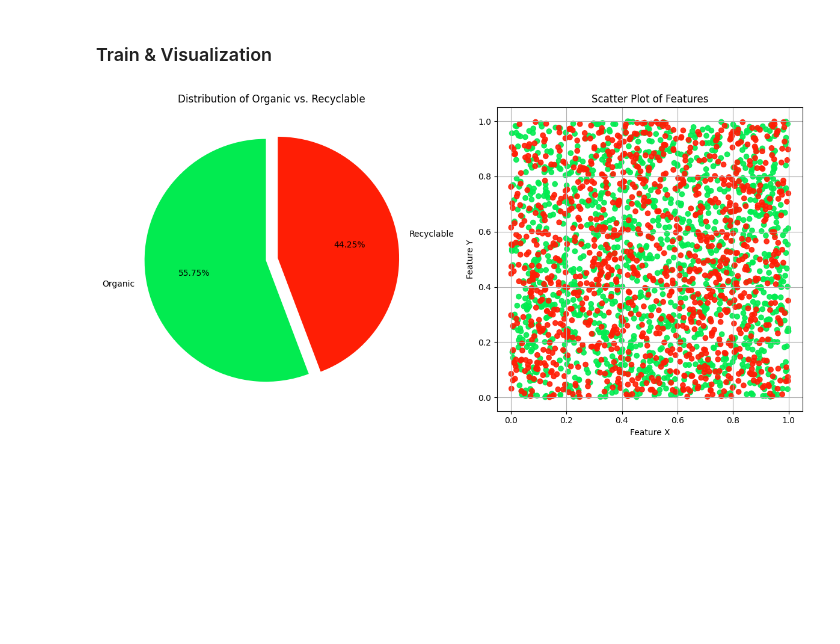
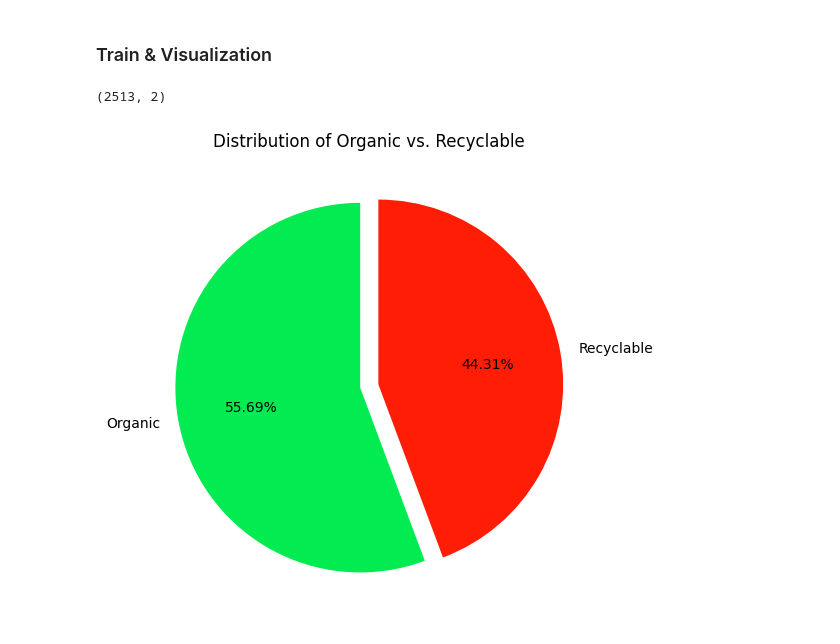
Before and after one commit to SoumodeepDas2004/AICTE-intership-To-develop-a-CNN-model-to-classify-images-of-plastic-waste-into-different-categories, a Jupyter notebook: wasteclassificationweek1.ipynb, the cells around one changed output. Saved outputs shown, nothing was run; the diff lists cells and outputs as text; code cells hidden in the pictures; blank space fills up the shorter version.

```diff
--- a/wasteclassificationweek1.ipynb
+++ b/wasteclassificationweek1.ipynb
@@ -22,8 +22,8 @@ from tensorflow.keras.utils import plot_model
 # %% [markdown]
 ### Defining path
 # %%
-train_path = os.path.normpath("DATASET/TEST")
-test_path = os.path.normpath("DATASET/TRAIN")
+train_path = "DATASET/TRAIN"
+test_path = "DATASET/TEST"
 #os.path.normpath()-> will remove  os specific path finding errors if there any
 # %% [markdown]
 ### Train & Visualization
@@ -51,35 +42,22 @@ data=pd.DataFrame({'image':x_data,'label':y_data})
+# %%
+data.shape
+# %% [output]
+(2513, 2)
 # %%
-
-
 # Pie Chart
 colors = ["#02eb50", "#ff1e05"]
 plt.figure(figsize=(12, 6))  # Set figure size to fit both plots
 
-plt.subplot(1, 2, 1)  # First subplot (1 row, 2 columns, 1st plot)
 plt.title("Distribution of Organic vs. Recyclable")
 plt.pie(
     data.label.value_counts(),
     labels=["Organic", "Recyclable"],
     autopct='%0.2f%%',
     colors=colors,
     startangle=90,
     explode=[0.05, 0.05]
 )
 
-# Scatter Plot
-# Generating random data for demonstration (replace with actual feature data)
-scatter_x = np.random.rand(len(data))  # Random X values
-scatter_y = np.random.rand(len(data))  # Random Y values
-scatter_colors = ['#02eb50' if label == ydata[1] else '#ff1e05' for label in data.label]
-#print(ydata) #checking the indexing nothing
-plt.subplot(1, 2, 2)  # Second subplot (1 row, 2 columns, 2nd plot)
-plt.title("Scatter Plot of Features")
-plt.scatter(scatter_x, scatter_y, c=scatter_colors, alpha=0.9)
-plt.xlabel("Feature X")
-plt.ylabel("Feature Y")
-plt.grid(True)
-
-plt.tight_layout()  # Adjust layout to prevent overlap
 plt.show()
 # %% [output]
-[figure, old version]
+[figure, new version]
```
Also changed, not shown: parts of 9 cells of this notebook.
